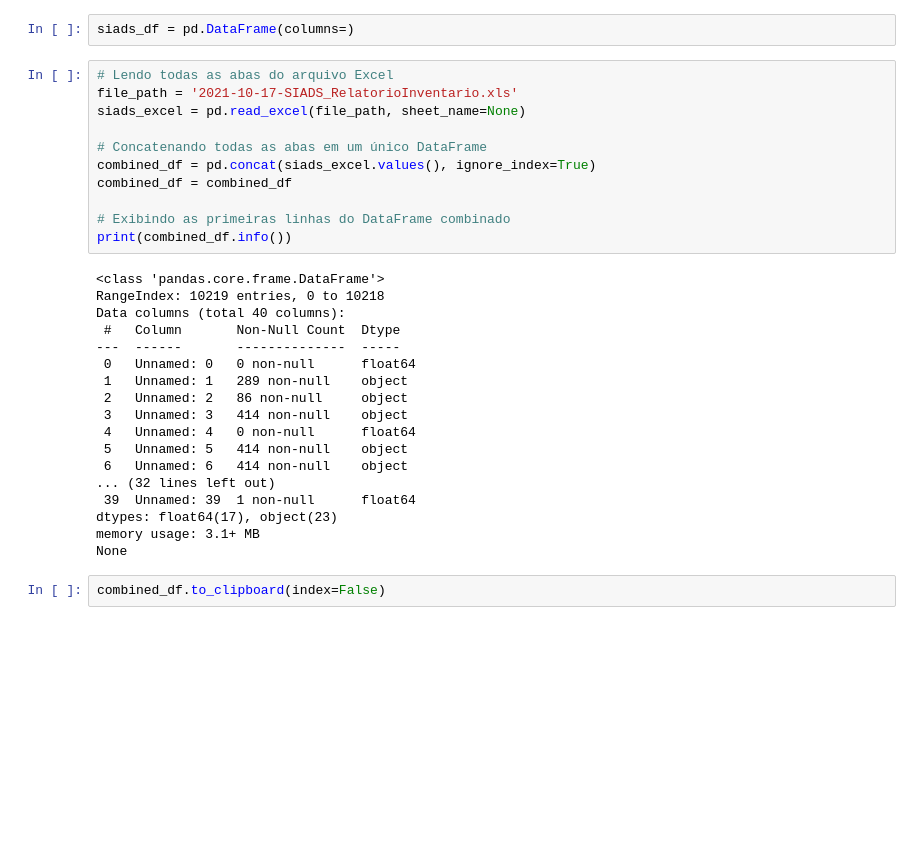
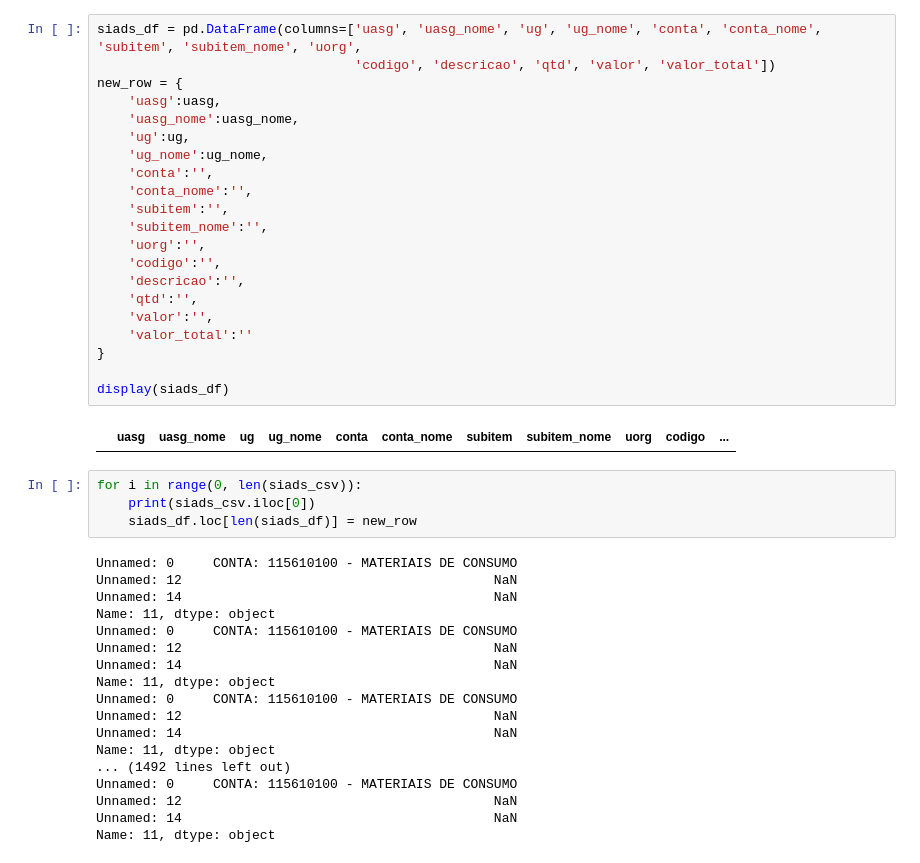
Before and after one commit to ricardoseminsta/siads_report_data, a Jupyter notebook: siads_csv.ipynb, the cells around one changed output. Drawn from its saved outputs; the diff is of its cells as text; blank space fills up the shorter version.

```diff
--- a/siads_csv.ipynb
+++ b/siads_csv.ipynb
@@ -40,33 +56,45 @@ Name: 11, dtype: object
-# %%
-siads_df = pd.DataFrame(columns=)
-# %%
-# Lendo todas as abas do arquivo Excel
-file_path = '2021-10-17-SIADS_RelatorioInventario.xls'
-siads_excel = pd.read_excel(file_path, sheet_name=None)
-
-# Concatenando todas as abas em um único DataFrame
-combined_df = pd.concat(siads_excel.values(), ignore_index=True)
-combined_df = combined_df
-
-# Exibindo as primeiras linhas do DataFrame combinado
-print(combined_df.info())
-# %% [output]
-<class 'pandas.core.frame.DataFrame'>
-RangeIndex: 10219 entries, 0 to 10218
-Data columns (total 40 columns):
- #   Column       Non-Null Count  Dtype
----  ------       --------------  -----
- 0   Unnamed: 0   0 non-null      float64
- 1   Unnamed: 1   289 non-null    object
- 2   Unnamed: 2   86 non-null     object
- 3   Unnamed: 3   414 non-null    object
- 4   Unnamed: 4   0 non-null      float64
- 5   Unnamed: 5   414 non-null    object
- 6   Unnamed: 6   414 non-null    object
-... (32 lines left out)
- 39  Unnamed: 39  1 non-null      float64
-dtypes: float64(17), object(23)
-memory usage: 3.1+ MB
-None
-# %%
-combined_df.to_clipboard(index=False)
+# %%
+siads_df = pd.DataFrame(columns=['uasg', 'uasg_nome', 'ug', 'ug_nome', 'conta', 'conta_nome', 'subitem', 'subitem_nome', 'uorg',
+                                 'codigo', 'descricao', 'qtd', 'valor', 'valor_total'])
+new_row = {
+    'uasg':uasg,
+    'uasg_nome':uasg_nome,
+    'ug':ug,
+    'ug_nome':ug_nome,
+    'conta':'',
+    'conta_nome':'',
+    'subitem':'',
+    'subitem_nome':'',
+    'uorg':'',
+    'codigo':'',
+    'descricao':'',
+    'qtd':'',
+    'valor':'',
+    'valor_total':''
+}
+
+display(siads_df)
+# %% [output]
+|  | uasg | uasg_nome | ug | ug_nome | conta | conta_nome | subitem | subitem_nome | uorg | codigo | ... |
+# %%
+for i in range(0, len(siads_csv)):
+    print(siads_csv.iloc[0])
+    siads_df.loc[len(siads_df)] = new_row
+# %% [output]
+Unnamed: 0     CONTA: 115610100 - MATERIAIS DE CONSUMO
+Unnamed: 12                                        NaN
+Unnamed: 14                                        NaN
+Name: 11, dtype: object
+Unnamed: 0     CONTA: 115610100 - MATERIAIS DE CONSUMO
+Unnamed: 12                                        NaN
+Unnamed: 14                                        NaN
+Name: 11, dtype: object
+Unnamed: 0     CONTA: 115610100 - MATERIAIS DE CONSUMO
+Unnamed: 12                                        NaN
+Unnamed: 14                                        NaN
+Name: 11, dtype: object
+... (1492 lines left out)
+Unnamed: 0     CONTA: 115610100 - MATERIAIS DE CONSUMO
+Unnamed: 12                                        NaN
+Unnamed: 14                                        NaN
+Name: 11, dtype: object
```
Also changed, not shown: parts of 3 cells of this notebook, 1 other file.
